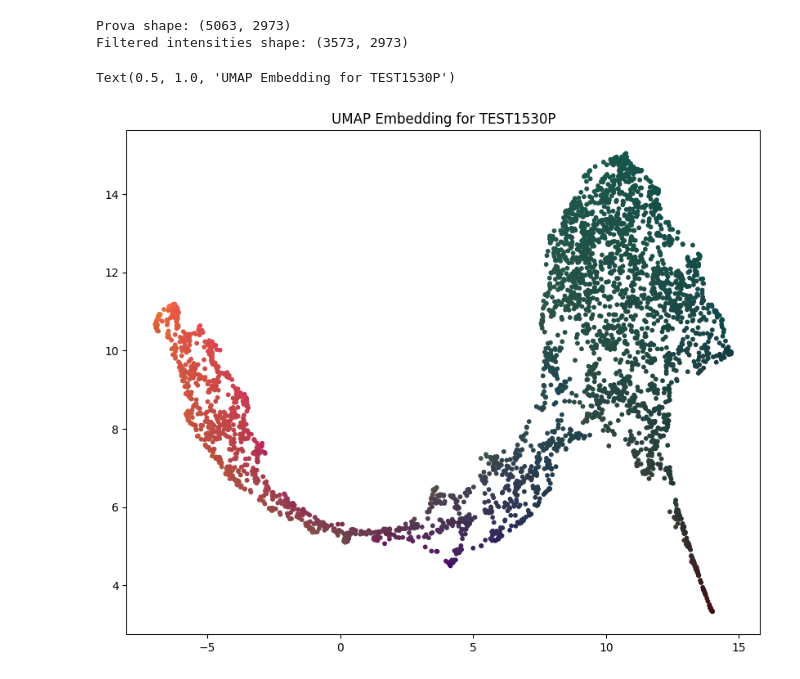
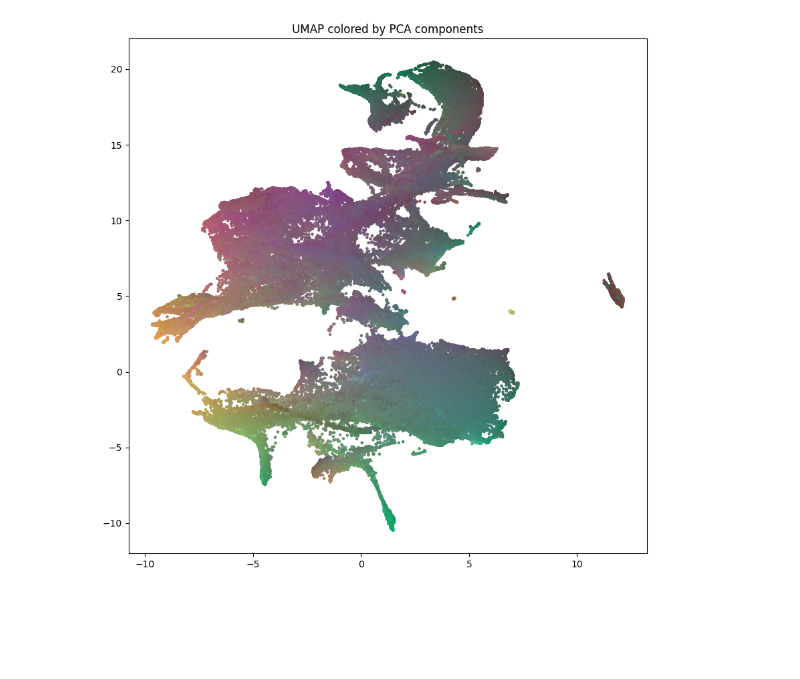
Before and after one commit to sifrimlab/FOCUS, a Jupyter notebook: notebooks/explore_msi.ipynb, the cells around one changed output. Cells and saved outputs as stored; diff of their text form; code cells hidden in the pictures; blank space fills up the shorter version.

```diff
--- a/notebooks/explore_msi.ipynb
+++ b/notebooks/explore_msi.ipynb
@@ -361,31 +77,18 @@ Text(0.5, 1.0, 'MSI Image for TEST1530P')
-# %%
-prova = intensities.reshape(-1, intensities.shape[-1])
-print(f"Prova shape: {prova.shape}")
-
-filtered_intensities = prova[prova.sum(axis=1) > 0]
-print(f"Filtered intensities shape: {filtered_intensities.shape}")
-# %% [output]
-Prova shape: (5063, 2973)
-Filtered intensities shape: (3573, 2973)
 # %%
-# Compute PCA
-from sklearn.decomposition import PCA
+# Compute PCA with 3 components
 pca = PCA(n_components=3)
-pca_embedding = pca.fit_transform(filtered_intensities)
+pca_result = pca.fit_transform(adata.X)
 
-# Normalize the PCA embedding
-pca_embedding = (pca_embedding - np.min(pca_embedding)) / (np.max(pca_embedding) - np.min(pca_embedding))
+# Normalize the result to [0, 1]
+pca_result = (pca_result - pca_result.min()) / (pca_result.max() - pca_result.min())
-# %%
-import umap
-
-# Perform UMAP dimensionality reduction
-umap_model = umap.UMAP(n_components=2)
-umap_embedding = umap_model.fit_transform(filtered_intensities)
-
-# Plot UMAP embedding
-plt.figure(figsize=(10, 8))
-plt.scatter(umap_embedding[:, 0], umap_embedding[:, 1], s=10, c=pca_embedding)
-plt.title(f"UMAP Embedding for {SAMPLE_ID}")
-# %% [output]
-Text(0.5, 1.0, 'UMAP Embedding for TEST1530P')
-[figure, removed]
+# %%
+# Compute UMAP and use the PCA result as color
+import umap
+reducer = umap.UMAP(n_components=2)
+embedding = reducer.fit_transform(adata.X)
+plt.figure(figsize=(10,10))
+plt.scatter(embedding[:,0], embedding[:,1], c=pca_result, s=5, cmap='viridis')
+plt.title("UMAP colored by PCA components")
+plt.show()
+# %% [output]
+[figure, added]
```
Also changed, not shown: parts of 15 cells of this notebook, 8 other files.
